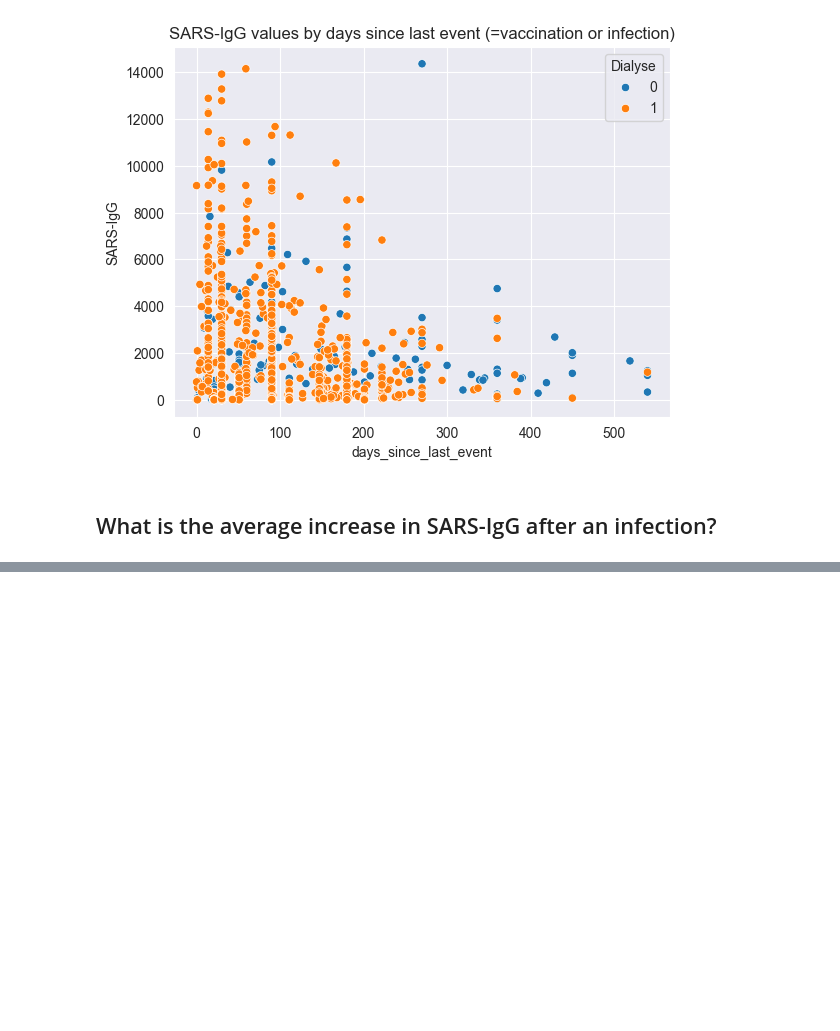
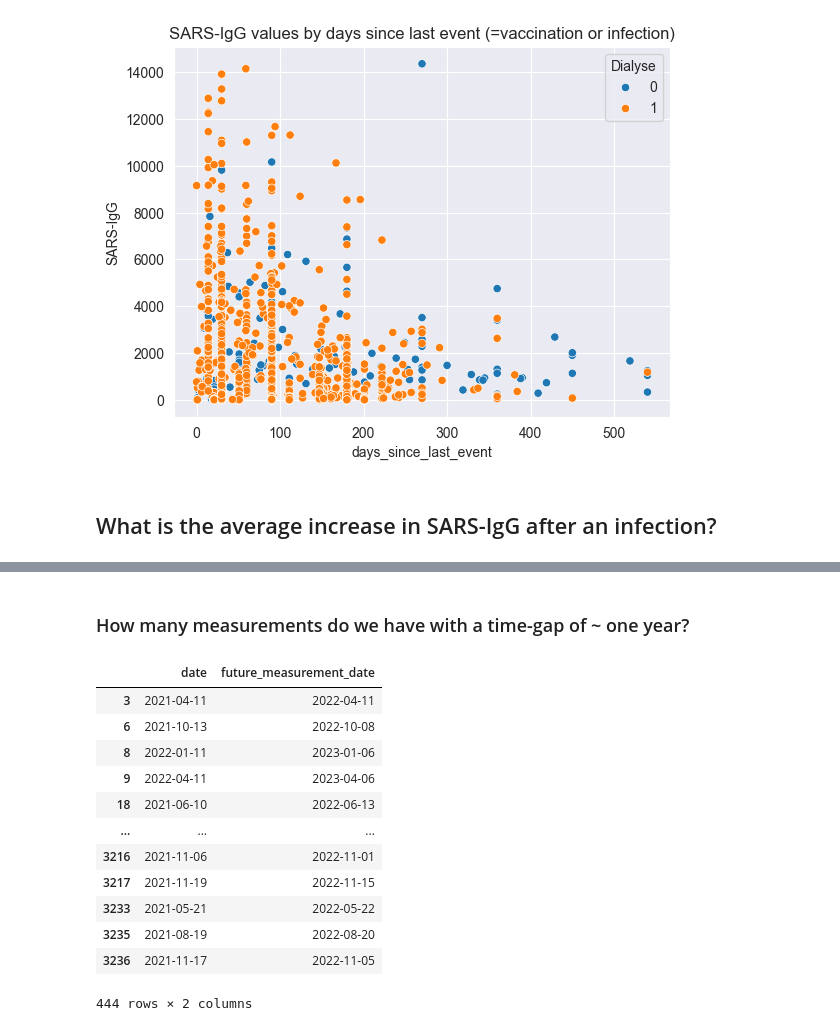
Before and after one commit to IKE-B/immun-ml, a Jupyter notebook: src/d03_research_questions/RQ1 - Analyse long-format.ipynb, the cells around one changed output, grey strips where cells are left out. Cells and saved outputs as stored; diff of their text form; code cells hidden in the pictures; blank space fills up the shorter version.

```diff
--- a/src/d03_research_questions/RQ1 - Analyse long-format.ipynb
+++ b/src/d03_research_questions/RQ1 - Analyse long-format.ipynb
@@ -127,0 +188,2 @@ C60
+# %% [markdown]
+### How many measurements do we have with a time-gap of ~ one year?
@@ -127,0 +210,16 @@ C60
+# %%
+result_df[['date', 'future_measurement_date']].dropna()
+# %% [output]
+|  | date | future_measurement_date |
+| 3 | 2021-04-11 | 2022-04-11 |
+| 6 | 2021-10-13 | 2022-10-08 |
+| 8 | 2022-01-11 | 2023-01-06 |
+| 9 | 2022-04-11 | 2023-04-06 |
+| 18 | 2021-06-10 | 2022-06-13 |
+| ... | ... | ... |
+| 3216 | 2021-11-06 | 2022-11-01 |
+| 3217 | 2021-11-19 | 2022-11-15 |
+| 3233 | 2021-05-21 | 2022-05-22 |
+| 3235 | 2021-08-19 | 2022-08-20 |
+| 3236 | 2021-11-17 | 2022-11-05 |
+444 rows × 2 columns
```
Also changed, not shown: parts of 14 cells of this notebook.
